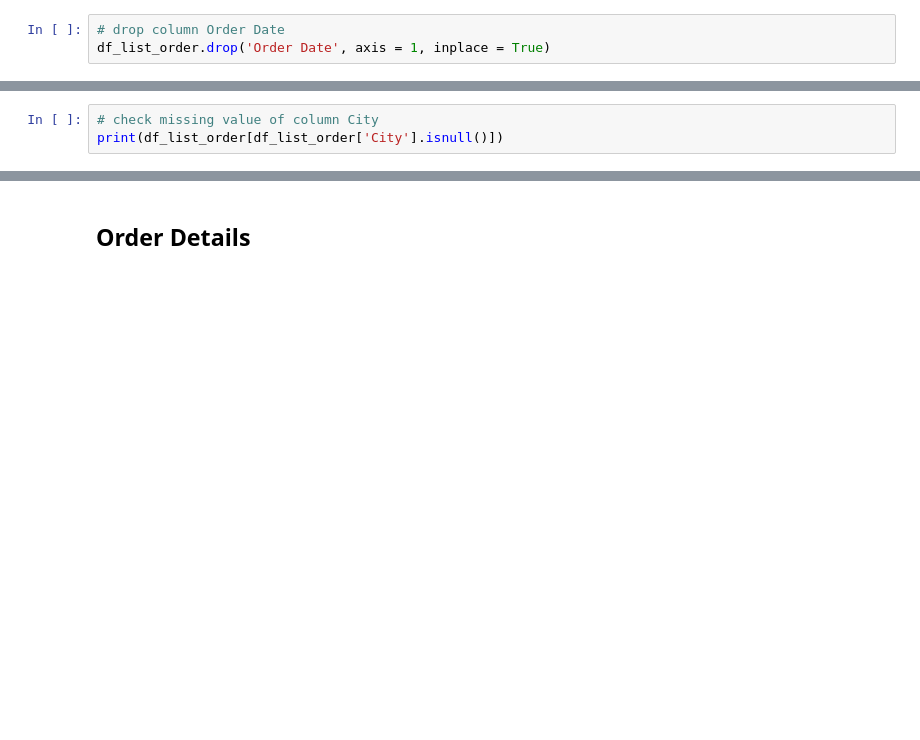
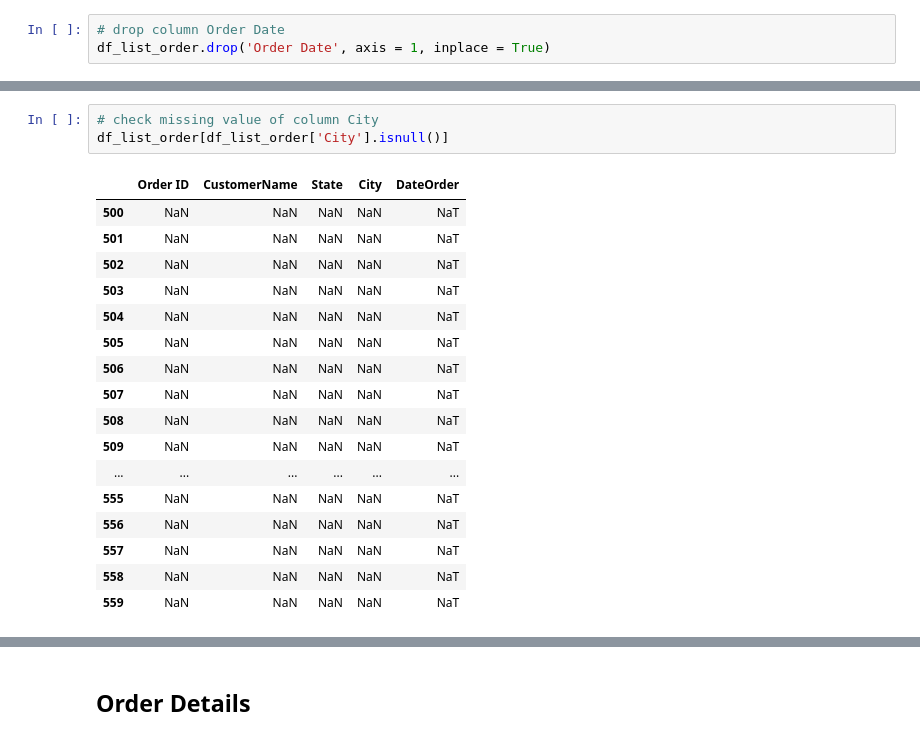
Before and after one commit to thaoothuuu/E-Commerce, a Jupyter notebook: Sales.ipynb, the cells around one changed output, grey strips where cells are left out. Saved outputs shown, nothing was run; the diff lists cells and outputs as text; blank space fills up the shorter version.

```diff
--- a/Sales.ipynb
+++ b/Sales.ipynb
@@ -155,7 +152,25 @@ DateOrder       0.12
 dtype: float64
 # %%
 # check missing value of column City
-print(df_list_order[df_list_order['City'].isnull()])
+df_list_order[df_list_order['City'].isnull()]
+# %% [output]
+|  | Order ID | CustomerName | State | City | DateOrder |
+| 500 | NaN | NaN | NaN | NaN | NaT |
+| 501 | NaN | NaN | NaN | NaN | NaT |
+| 502 | NaN | NaN | NaN | NaN | NaT |
+| 503 | NaN | NaN | NaN | NaN | NaT |
+| 504 | NaN | NaN | NaN | NaN | NaT |
+| 505 | NaN | NaN | NaN | NaN | NaT |
+| 506 | NaN | NaN | NaN | NaN | NaT |
+| 507 | NaN | NaN | NaN | NaN | NaT |
+| 508 | NaN | NaN | NaN | NaN | NaT |
+| 509 | NaN | NaN | NaN | NaN | NaT |
+| ... | ... | ... | ... | ... | ... |
+| 555 | NaN | NaN | NaN | NaN | NaT |
+| 556 | NaN | NaN | NaN | NaN | NaT |
+| 557 | NaN | NaN | NaN | NaN | NaT |
+| 558 | NaN | NaN | NaN | NaN | NaT |
+| 559 | NaN | NaN | NaN | NaN | NaT |
 # %%
 # drop rows contains missing value and check number of remain missing value
 df_list_order.dropna(axis = 0,inplace = True)
```
Also changed, not shown: parts of 53 cells of this notebook.
